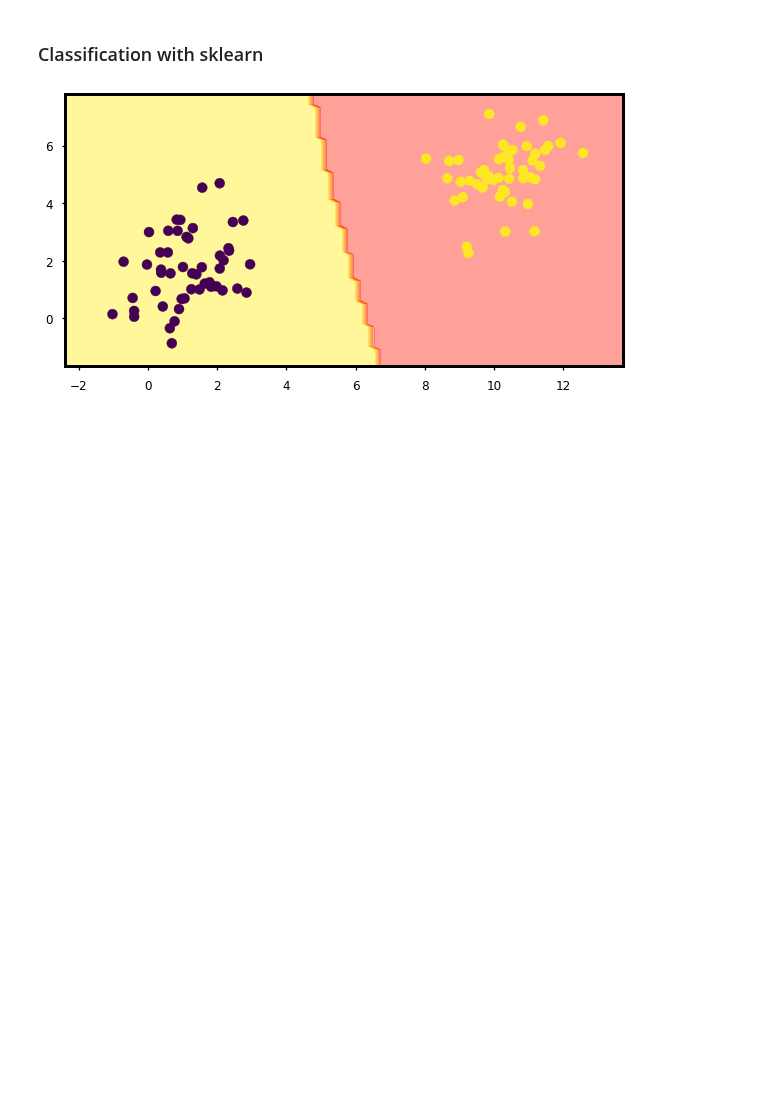
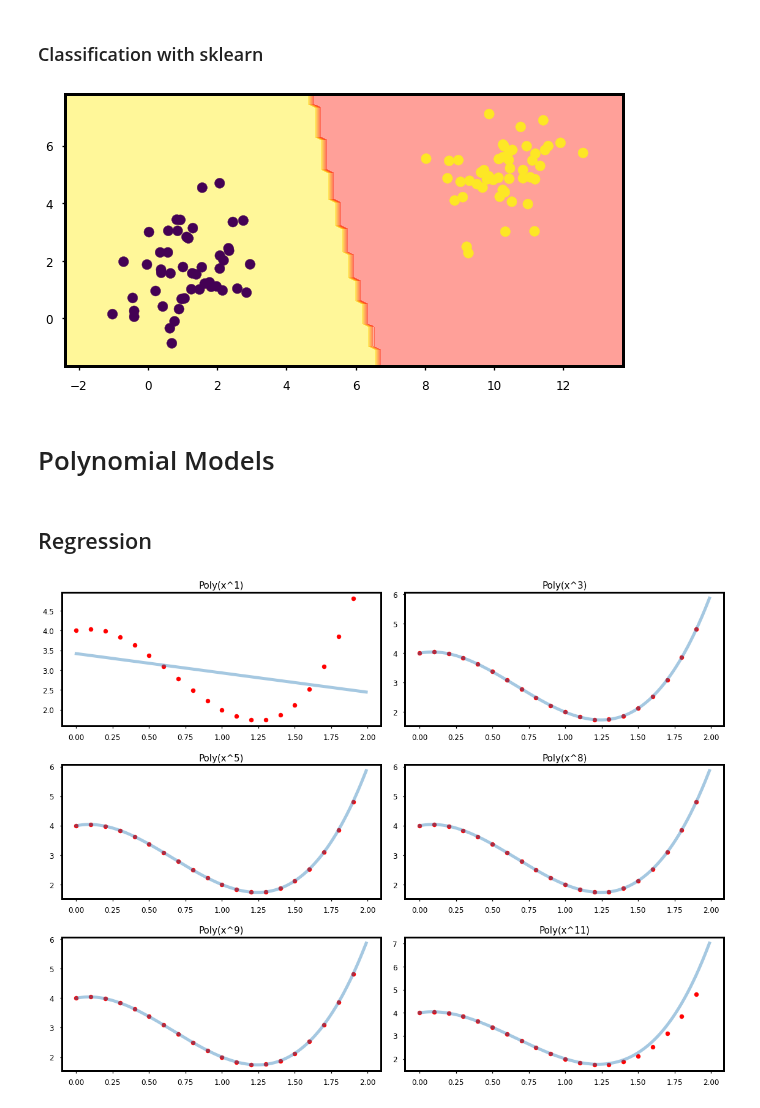
Before and after one commit to sraeisi/MachineLearning_Physics, a Jupyter notebook: 1/MLP_Basics_Model.ipynb, the cells around one changed output. Drawn from its saved outputs; the diff is of its cells as text; code cells hidden in the pictures; blank space fills up the shorter version.

```diff
--- a/1/MLP_Basics_Model.ipynb
+++ b/1/MLP_Basics_Model.ipynb
@@ -330,3 +330,60 @@ Hint: use polynomial features to generate polynomial features.
 Hint: It might help to first scale both X and Y into a range of [0-1].
 '''
 from sklearn.preprocessing import PolynomialFeatures
+# %% [markdown]
+# Polynomial Models
+# %%
+from sklearn.preprocessing import PolynomialFeatures
+from sklearn.linear_model import SGDRegressor, Ridge
+from sklearn.pipeline import Pipeline
+
+## Our version for polynomial features generator
+def poly_features(x, deg):
+    return np.hstack([x**(deg-d) for d in np.arange(deg+1) ])
+# %% [markdown]
+## Regression
+# %%
+'''
+Now let's try higher orders.
+How high can ve go.
+'''
+w_real = np.array([3,-6,1,4])
+
+x_rg = np.arange(0,2,.1).reshape(-1,1)
+y_rg = np.dot(poly_features(x_rg, len(w_real)-1 ), w_real).reshape(-1,1)
+
+
+# x_rg = np.hstack([x_rg, x_rg**0])
+
+# for the plot
+x_range = np.arange(0,2,.01).reshape(-1,1)
+
+fig = plt.figure(figsize=(16,12))
+
+deg_list = [1,3,5,8, 9, 11]
+ind = 0
+for deg in deg_list:
+    ind +=1
+    ## Make the X matrix with powers of the x
+    x_rg_in = poly_features(x_rg, deg)
+
+    ## Construct m as X^T.X
+    m = np.dot(x_rg_in.T,x_rg_in)
+
+    ## This gives the w
+    w = np.dot(np.linalg.inv(m),np.dot(x_rg_in.T, y_rg))
+#     print(deg, w.reshape(-1))
+
+
+    ## Add the plot
+    y_rg_list = np.dot(poly_features(x_range, deg), w)
+
+    ax = fig.add_subplot(3, 2, ind ,  title = f'Poly(x^{deg})')
+    ax.scatter(x_rg, y_rg, s = 50, c = 'r')
+    ax.plot(x_range, y_rg_list, alpha=.4)
+
+
+plt.tight_layout()
+plt.show()
+# %% [output]
+[figure, added]
```
Also changed, not shown: parts of 5 cells of this notebook.
